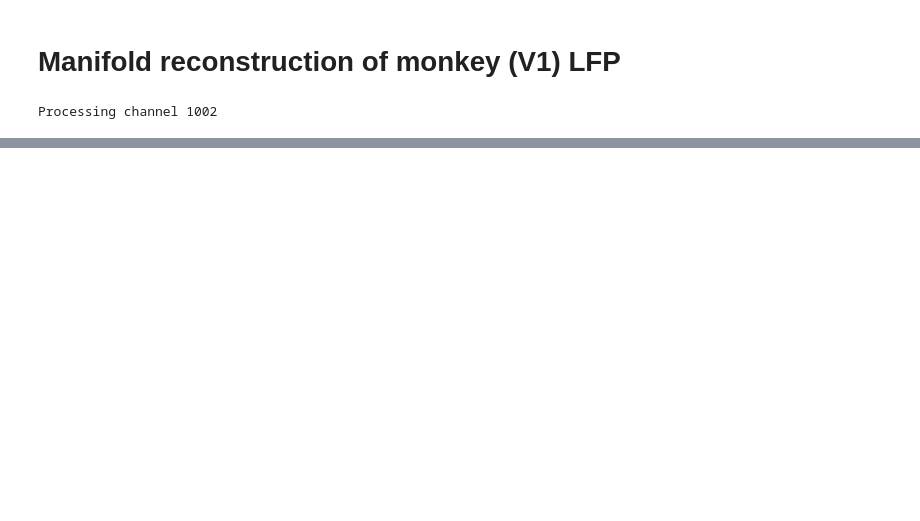
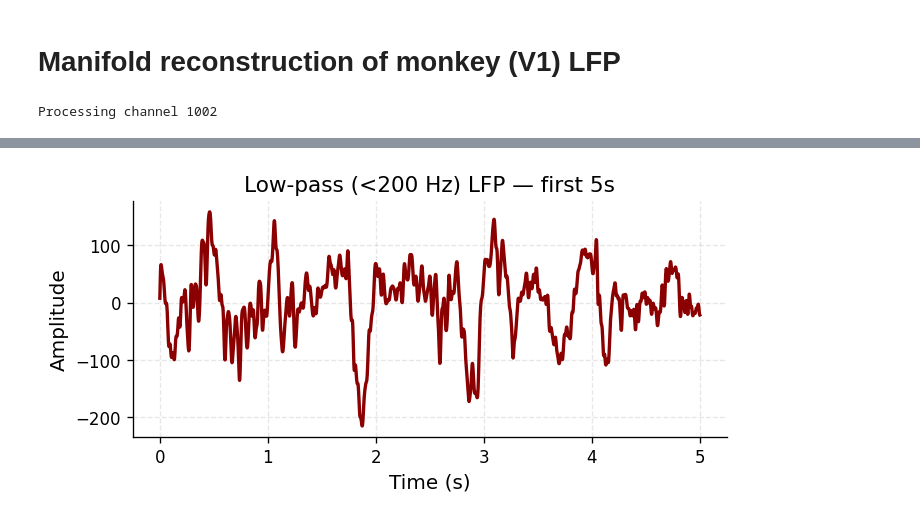
Before and after one commit to erfanzabeh/StocasticDiffEq_Simulation, a Jupyter notebook: docs/tutorials/monkey.ipynb, the cells around one changed output, grey strips where cells are left out. Saved outputs shown, nothing was run; the diff lists cells and outputs as text; code cells hidden in the pictures; blank space fills up the shorter version.

```diff
--- a/docs/tutorials/monkey.ipynb
+++ b/docs/tutorials/monkey.ipynb
@@ -267 +174,15 @@ def envelope_normalize(x, fs, fband=(15, 30), env_lp_hz=5.0, eps=1e-6):
+# %%
+def plot_signal_snippet(t, x, snippet_sec, figsize=(6, 3), color='darkred'):
+    plt.figure(figsize=figsize)
+    plt.plot(t, x, lw=2.0, color=color)
+    plt.xlabel("Time (s)")
+    plt.ylabel("Amplitude")
+    plt.title(f"Low-pass (<200 Hz) LFP — first {snippet_sec:g}s")
+    plt.grid(True, ls='--', alpha=0.3)
+    plt.tight_layout()
+    plt.show()
+
+plot_signal_snippet(time[:N], xs[:N], snippet_sec)
+# %% [output]
+[figure, added]
 # %%
```
Also changed, not shown: parts of 20 cells of this notebook, 4 other files.
